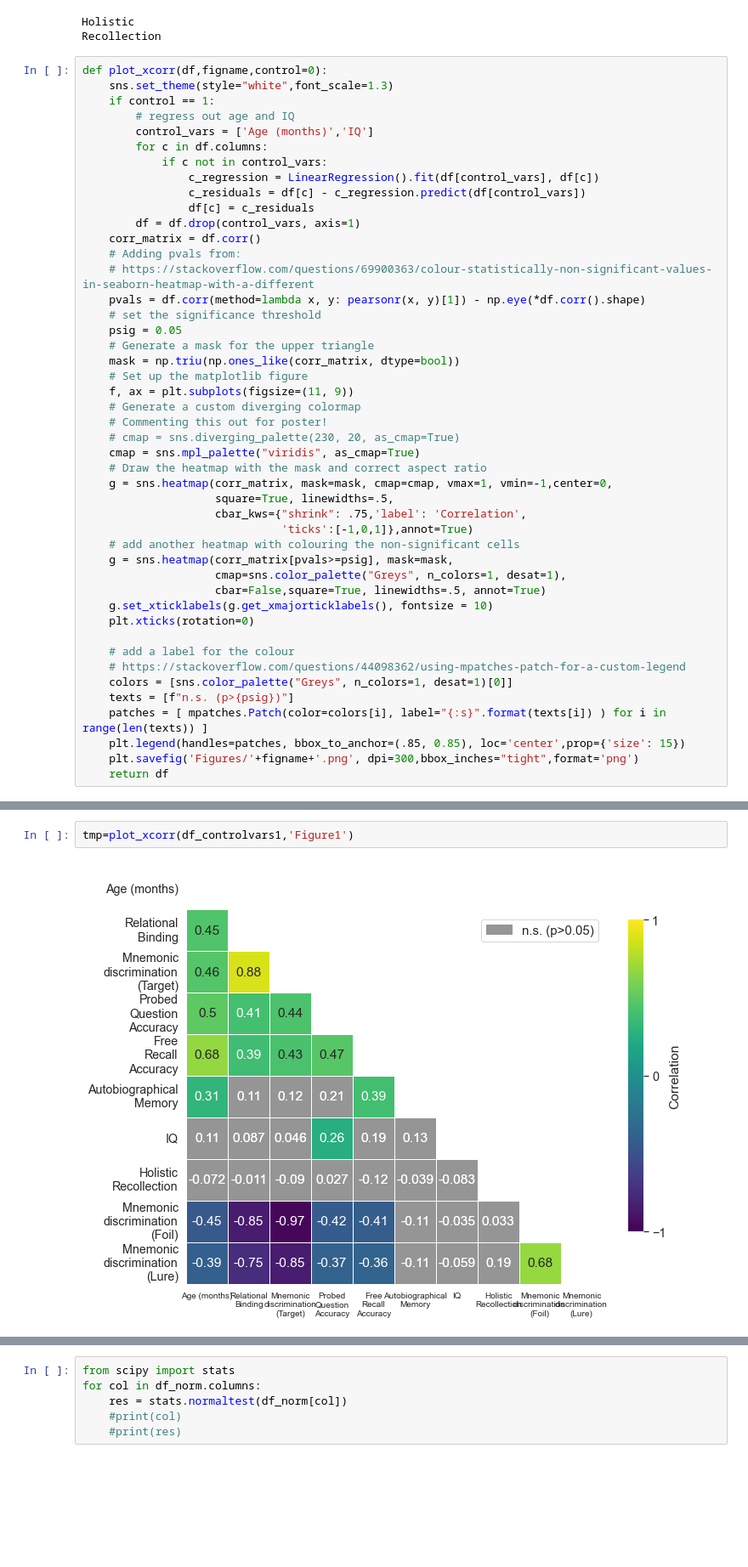
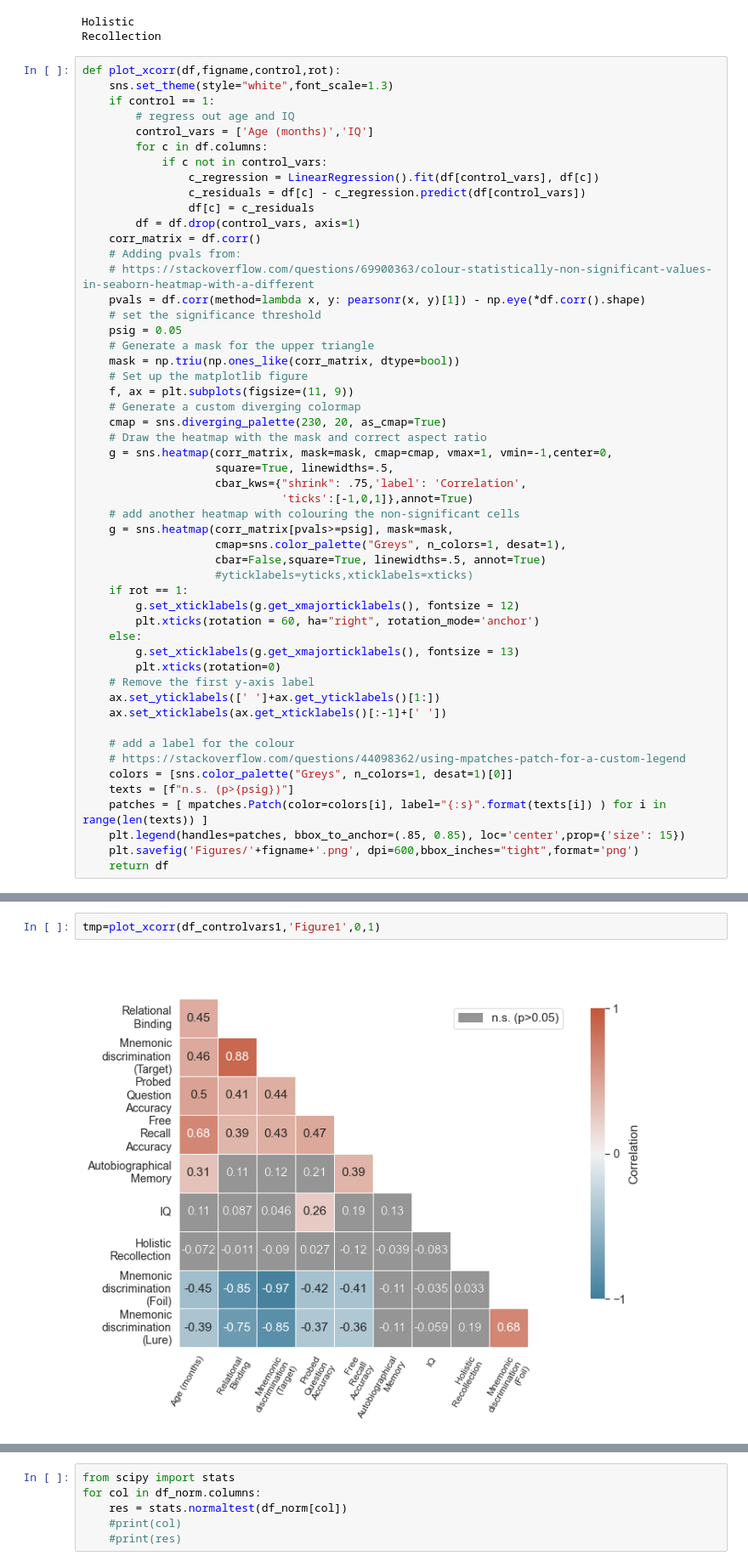
Before and after one commit to samsydco/Factor_Analysis, a Jupyter notebook: factor_anlaysis.ipynb, the cells around one changed output, grey strips where cells are left out. Shown: that part at 85% size. Saved outputs shown, nothing was run; the diff lists cells and outputs as text; blank space fills up the shorter version.

Commit message:
Modified figures in factor_analysis.ipynb.

```diff
--- a/factor_anlaysis.ipynb
+++ b/factor_anlaysis.ipynb
@@ -191,7 +191,7 @@ for row in corr_matrix.index.values.tolist():
 Holistic
 Recollection
 # %%
-def plot_xcorr(df,figname,control=0):
+def plot_xcorr(df,figname,control,rot):
     sns.set_theme(style="white",font_scale=1.3)
     if control == 1:
         # regress out age and IQ
@@ -213,9 +213,7 @@ def plot_xcorr(df,figname,control=0):
     # Set up the matplotlib figure
     f, ax = plt.subplots(figsize=(11, 9))
     # Generate a custom diverging colormap
-    # Commenting this out for poster!
-    # cmap = sns.diverging_palette(230, 20, as_cmap=True)
-    cmap = sns.mpl_palette("viridis", as_cmap=True)
+    cmap = sns.diverging_palette(230, 20, as_cmap=True)
     # Draw the heatmap with the mask and correct aspect ratio
     g = sns.heatmap(corr_matrix, mask=mask, cmap=cmap, vmax=1, vmin=-1,center=0,
                     square=True, linewidths=.5,
@@ -225,8 +223,16 @@ def plot_xcorr(df,figname,control=0):
     g = sns.heatmap(corr_matrix[pvals>=psig], mask=mask,
                     cmap=sns.color_palette("Greys", n_colors=1, desat=1),
                     cbar=False,square=True, linewidths=.5, annot=True)
-    g.set_xticklabels(g.get_xmajorticklabels(), fontsize = 10)
-    plt.xticks(rotation=0)
+                    #yticklabels=yticks,xticklabels=xticks)
+    if rot == 1:
+        g.set_xticklabels(g.get_xmajorticklabels(), fontsize = 12)
+        plt.xticks(rotation = 60, ha="right", rotation_mode='anchor')
+    else:
+        g.set_xticklabels(g.get_xmajorticklabels(), fontsize = 13)
+        plt.xticks(rotation=0)
+    # Remove the first y-axis label
+    ax.set_yticklabels([' ']+ax.get_yticklabels()[1:])
+    ax.set_xticklabels(ax.get_xticklabels()[:-1]+[' '])
 
     # add a label for the colour
     # https://stackoverflow.com/questions/44098362/using-mpatches-patch-for-a-custom-legend
@@ -234,6 +240,6 @@ def plot_xcorr(df,figname,control=0):
     texts = [f"n.s. (p>{psig})"]
     patches = [ mpatches.Patch(color=colors[i], label="{:s}".format(texts[i]) ) for i in range(len(texts)) ]
     plt.legend(handles=patches, bbox_to_anchor=(.85, 0.85), loc='center',prop={'size': 15})
-    plt.savefig('Figures/'+figname+'.png', dpi=300,bbox_inches="tight",format='png')
+    plt.savefig('Figures/'+figname+'.png', dpi=600,bbox_inches="tight",format='png')
     return df
 # %%
@@ -243,5 +249,5 @@ tmp = plot_xcorr(df_norm,'Figure2')
 # %%
-tmp=plot_xcorr(df_controlvars1,'Figure1')
+tmp=plot_xcorr(df_controlvars1,'Figure1',0,1)
 # %% [output]
-[figure, old version]
+[figure, new version]
 # %%
```
Also changed, not shown: parts of 2 cells of this notebook.
